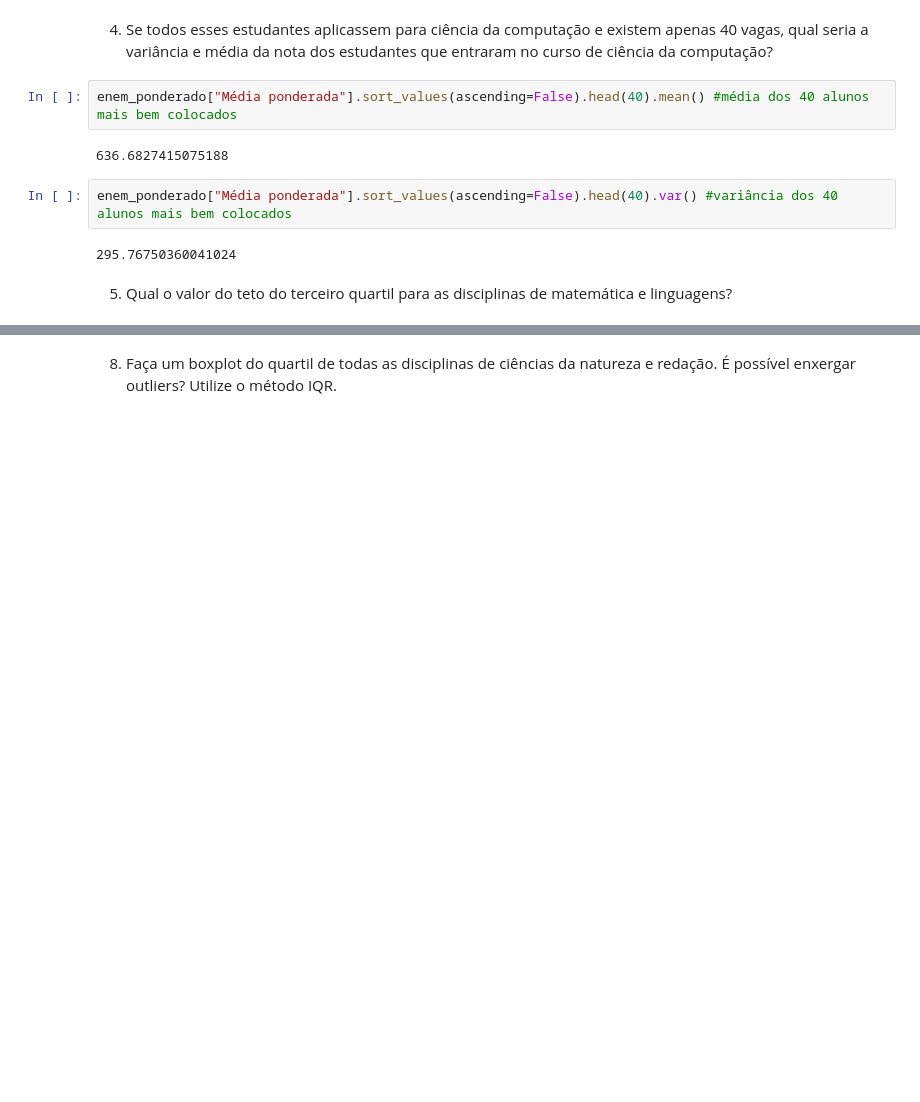
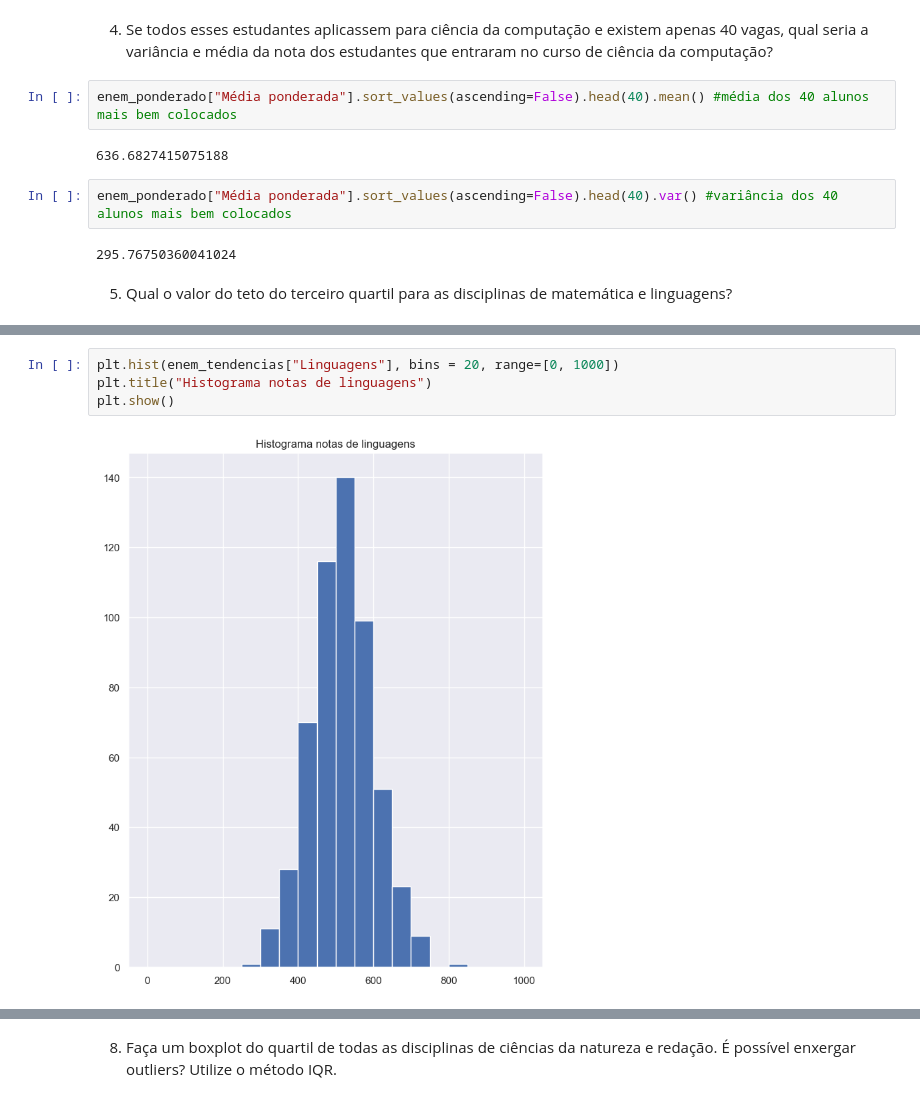
Before and after one commit to juh-rr/exercicio-estatistica, a Jupyter notebook: questoes.ipynb, the cells around one changed output, grey strips where cells are left out. Cells and saved outputs as stored; diff of their text form; blank space fills up the shorter version.

```diff
--- a/questoes.ipynb
+++ b/questoes.ipynb
@@ -199,0 +235,6 @@ opinião quanto a simetria? [plt.hist(dado, bins=_, range=[0, 1000])
+# %%
+plt.hist(enem_tendencias["Linguagens"], bins = 20, range=[0, 1000])
+plt.title("Histograma notas de linguagens")
+plt.show()
+# %% [output]
+[figure, added]
```
Also changed, not shown: parts of 10 cells of this notebook.
